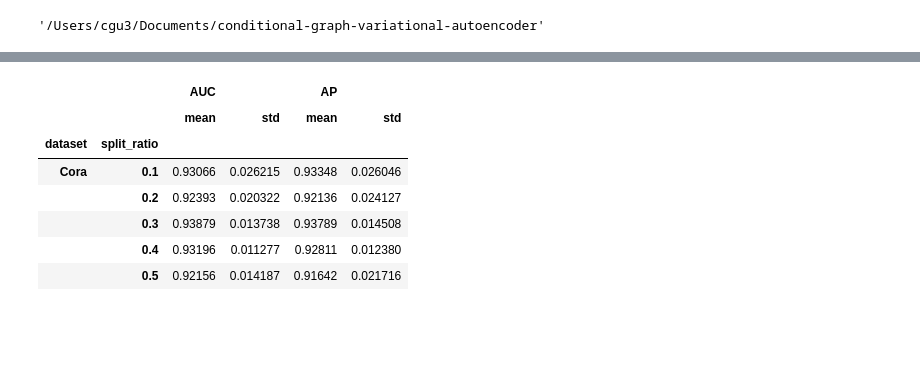
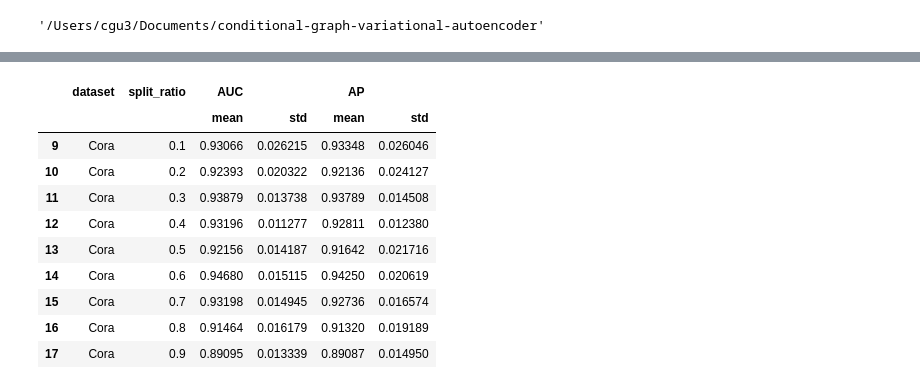
Before and after one commit to FDUguchunhui/latent-space-constraint-GNN, a Jupyter notebook: notebook/analysis/aggregation.ipynb, the cells around one changed output, grey strips where cells are left out. Cells and saved outputs as stored; diff of their text form; code cells hidden in the pictures; blank space fills up the shorter version.

```diff
--- a/notebook/analysis/aggregation.ipynb
+++ b/notebook/analysis/aggregation.ipynb
@@ -43,13 +39,20 @@ df
 # %%
 # calculate mean and std for auc and ap group by dataset and split_ratio
-df.groupby(['dataset', 'split_ratio']).agg({'AUC': ['mean', 'std'], 'AP': ['mean', 'std']})
+df_agg = df.groupby(['dataset', 'split_ratio']).agg({'AUC': ['mean', 'std'], 'AP': ['mean', 'std']})
+# ungroup the index
+df_agg = df_agg.reset_index()
-# %% [output]
-|  |  | AUC |  | AP |  |
-|  |  | mean | std | mean | std |
-| dataset | split_ratio |  |  |  |  |
-| Cora | 0.1 | 0.93066 | 0.026215 | 0.93348 | 0.026046 |
-|  | 0.2 | 0.92393 | 0.020322 | 0.92136 | 0.024127 |
-|  | 0.3 | 0.93879 | 0.013738 | 0.93789 | 0.014508 |
-|  | 0.4 | 0.93196 | 0.011277 | 0.92811 | 0.012380 |
-|  | 0.5 | 0.92156 | 0.014187 | 0.91642 | 0.021716 |
+# %%
+df_agg[df_agg['dataset'] == 'Cora']
+# %% [output]
+|  | dataset | split_ratio | AUC |  | AP |  |
+|  |  |  | mean | std | mean | std |
+| 9 | Cora | 0.1 | 0.93066 | 0.026215 | 0.93348 | 0.026046 |
+| 10 | Cora | 0.2 | 0.92393 | 0.020322 | 0.92136 | 0.024127 |
+| 11 | Cora | 0.3 | 0.93879 | 0.013738 | 0.93789 | 0.014508 |
+| 12 | Cora | 0.4 | 0.93196 | 0.011277 | 0.92811 | 0.012380 |
+| 13 | Cora | 0.5 | 0.92156 | 0.014187 | 0.91642 | 0.021716 |
+| 14 | Cora | 0.6 | 0.94680 | 0.015115 | 0.94250 | 0.020619 |
+| 15 | Cora | 0.7 | 0.93198 | 0.014945 | 0.92736 | 0.016574 |
+| 16 | Cora | 0.8 | 0.91464 | 0.016179 | 0.91320 | 0.019189 |
+| 17 | Cora | 0.9 | 0.89095 | 0.013339 | 0.89087 | 0.014950 |
 # %%
```
Also changed, not shown: parts of 4 cells of this notebook, 7 other files.
